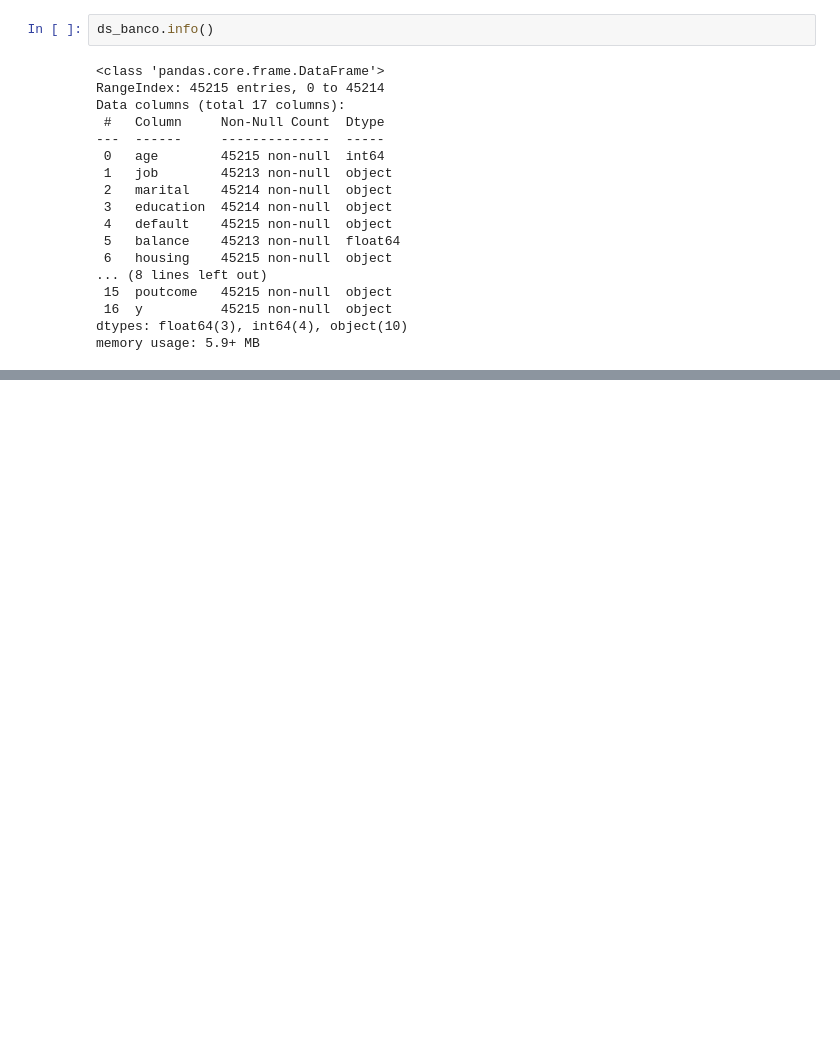
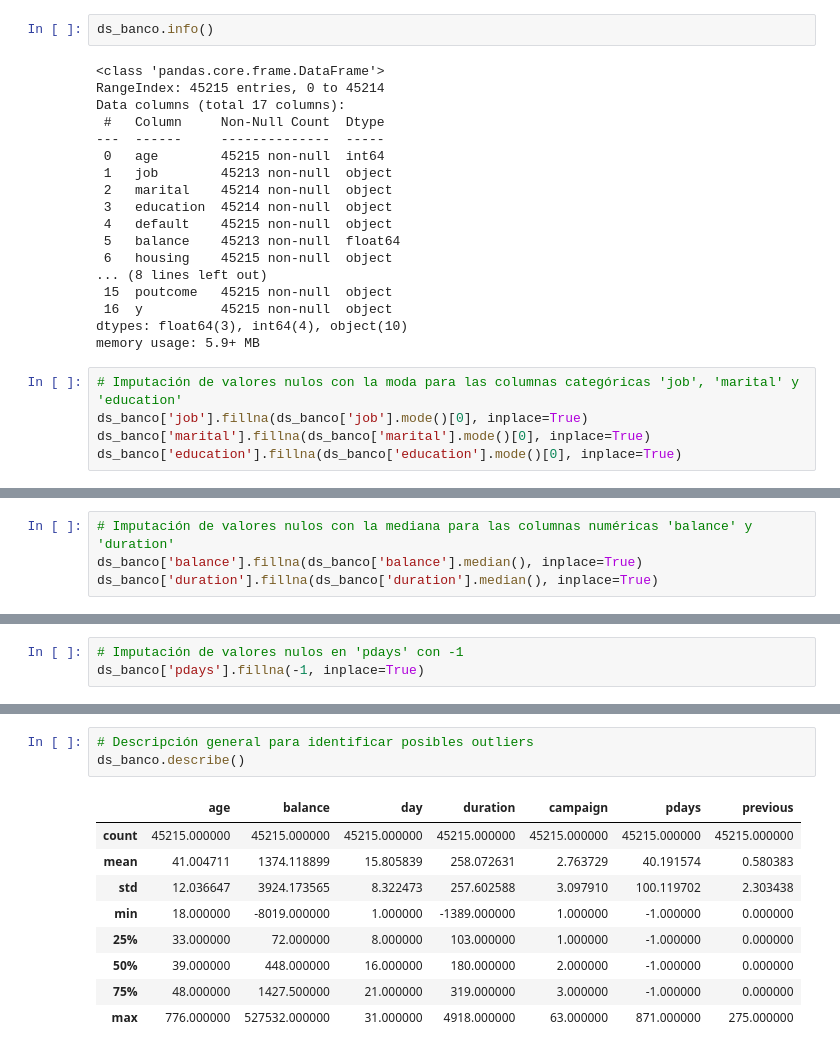
Before and after one commit to Mimos07/TalentoTech, a Jupyter notebook: Laboratorio1_DSBanco.ipynb, the cells around one changed output, grey strips where cells are left out. Cells and saved outputs as stored; diff of their text form; blank space fills up the shorter version.

```diff
--- a/Laboratorio1_DSBanco.ipynb
+++ b/Laboratorio1_DSBanco.ipynb
@@ -40,3 +40,8 @@ Data columns (total 17 columns):
  16  y          45215 non-null  object
 dtypes: float64(3), int64(4), object(10)
 memory usage: 5.9+ MB
+# %%
+# Imputación de valores nulos con la moda para las columnas categóricas 'job', 'marital' y 'education'
+ds_banco['job'].fillna(ds_banco['job'].mode()[0], inplace=True)
+ds_banco['marital'].fillna(ds_banco['marital'].mode()[0], inplace=True)
+ds_banco['education'].fillna(ds_banco['education'].mode()[0], inplace=True)
@@ -42,0 +68,4 @@ memory usage: 5.9+ MB
+# %%
+# Imputación de valores nulos con la mediana para las columnas numéricas 'balance' y 'duration'
+ds_banco['balance'].fillna(ds_banco['balance'].median(), inplace=True)
+ds_banco['duration'].fillna(ds_banco['duration'].median(), inplace=True)
@@ -42,0 +92,3 @@ memory usage: 5.9+ MB
+# %%
+# Imputación de valores nulos en 'pdays' con -1
+ds_banco['pdays'].fillna(-1, inplace=True)
@@ -42,0 +137,13 @@ memory usage: 5.9+ MB
+# %%
+# Descripción general para identificar posibles outliers
+ds_banco.describe()
+# %% [output]
+|  | age | balance | day | duration | campaign | pdays | previous |
+| count | 45215.000000 | 45215.000000 | 45215.000000 | 45215.000000 | 45215.000000 | 45215.000000 | 45215.000000 |
+| mean | 41.004711 | 1374.118899 | 15.805839 | 258.072631 | 2.763729 | 40.191574 | 0.580383 |
+| std | 12.036647 | 3924.173565 | 8.322473 | 257.602588 | 3.097910 | 100.119702 | 2.303438 |
+| min | 18.000000 | -8019.000000 | 1.000000 | -1389.000000 | 1.000000 | -1.000000 | 0.000000 |
+| 25% | 33.000000 | 72.000000 | 8.000000 | 103.000000 | 1.000000 | -1.000000 | 0.000000 |
+| 50% | 39.000000 | 448.000000 | 16.000000 | 180.000000 | 2.000000 | -1.000000 | 0.000000 |
+| 75% | 48.000000 | 1427.500000 | 21.000000 | 319.000000 | 3.000000 | -1.000000 | 0.000000 |
+| max | 776.000000 | 527532.000000 | 31.000000 | 4918.000000 | 63.000000 | 871.000000 | 275.000000 |
```
Also changed, not shown: parts of 5 cells of this notebook.
